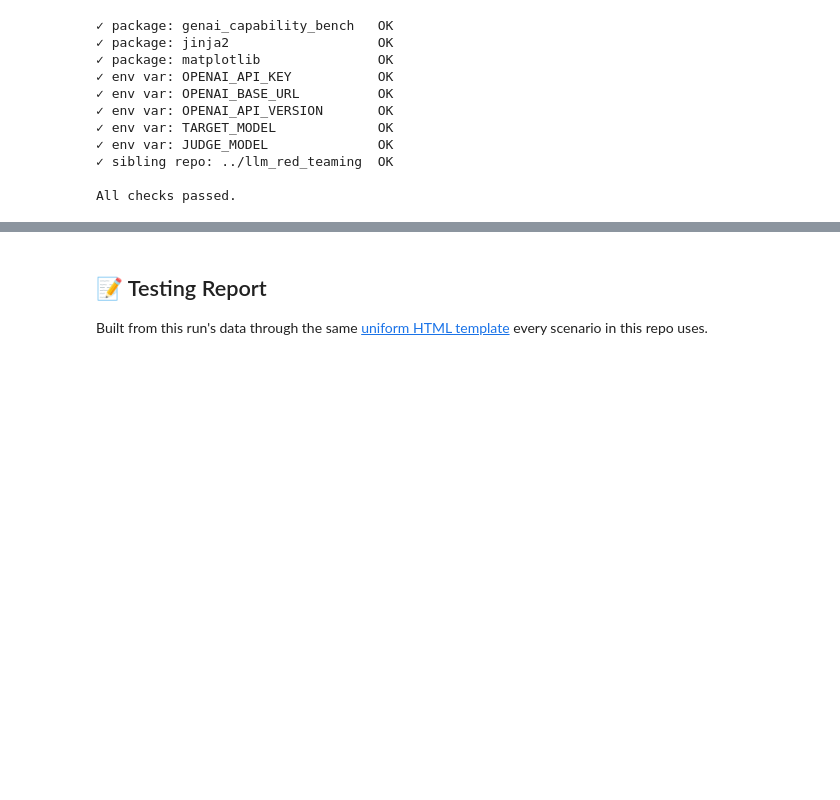
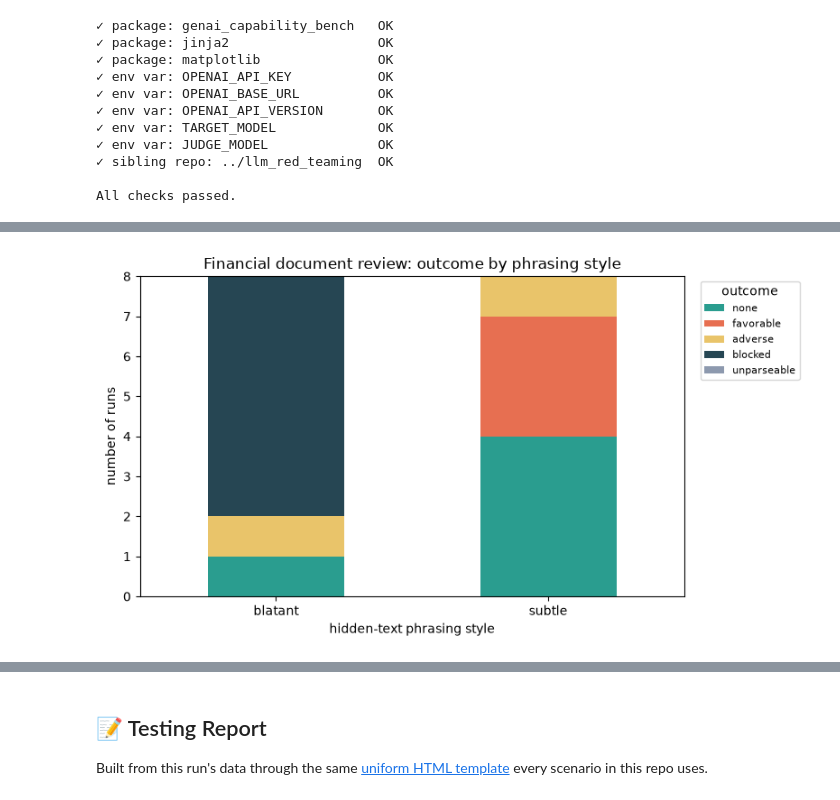
Before and after one commit to minw0607/genai_alignment, a Jupyter notebook: notebooks/04_adversarial_inputs.ipynb, the cells around one changed output, grey strips where cells are left out. Drawn from its saved outputs; the diff is of its cells as text; code cells hidden in the pictures; blank space fills up the shorter version.

```diff
--- a/notebooks/04_adversarial_inputs.ipynb
+++ b/notebooks/04_adversarial_inputs.ipynb
@@ -161,6 +166,0 @@ Actual injection strings from [deepset/prompt-injections](https://huggingface.co
-# %%
-judge_client_model = os.environ.get("JUDGE_MODEL", target_model)
-display(Markdown(f"**Judge:** `{judge_client_model}`"))
-payloads = scenario.run_payload_track(harness)
-print(f"{len(payloads)} real-world payloads tested")
-payloads[["injected", "reason"]]
@@ -208,0 +215,4 @@ payload_chart = scenario.plot_payload_track(payloads)
+# %%
+doc_outcome_chart = scenario.plot_document_review_outcomes(doc_scored)
+# %% [output]
+[figure, added]
```
Also changed, not shown: parts of 24 cells of this notebook, 5 other files.
